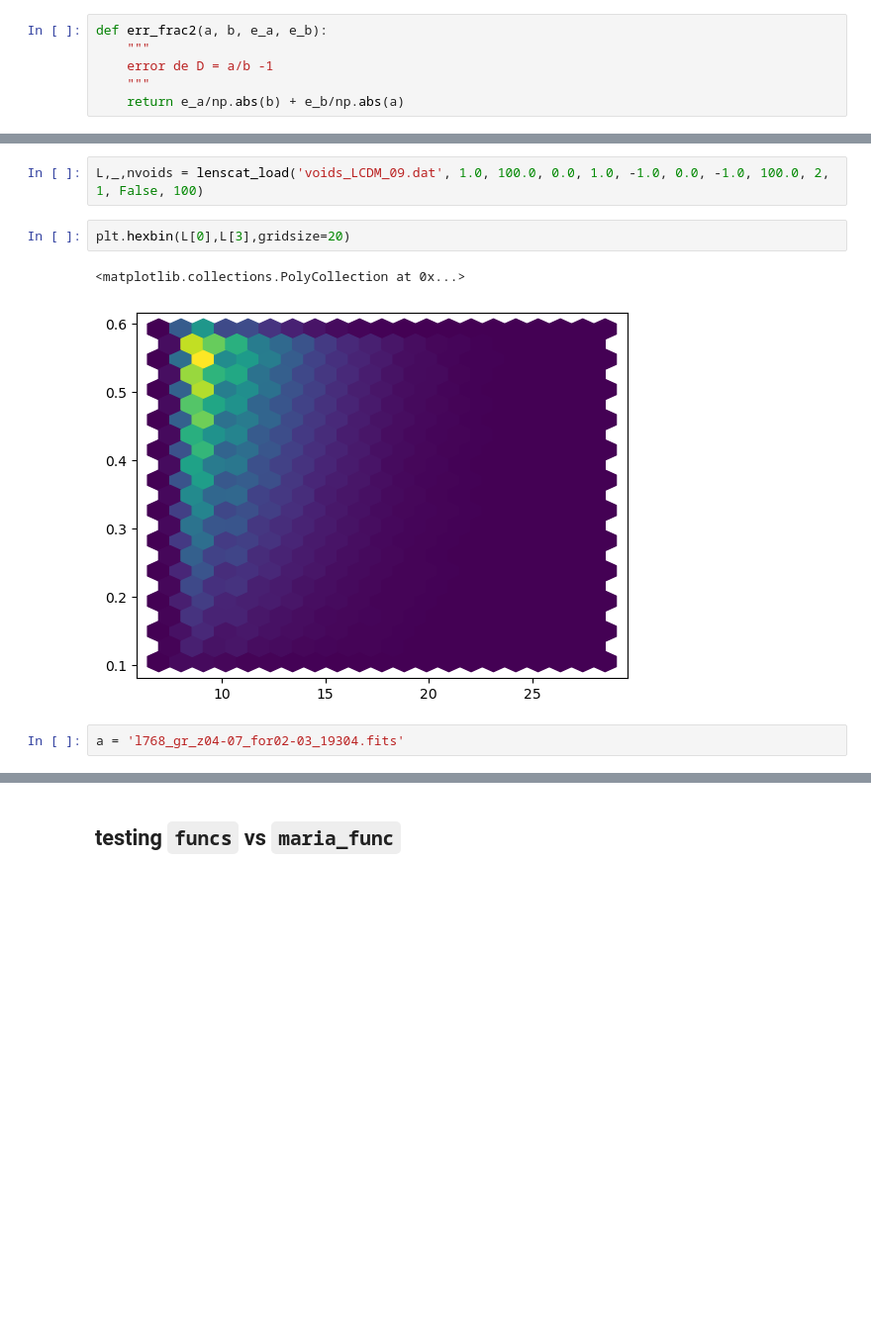
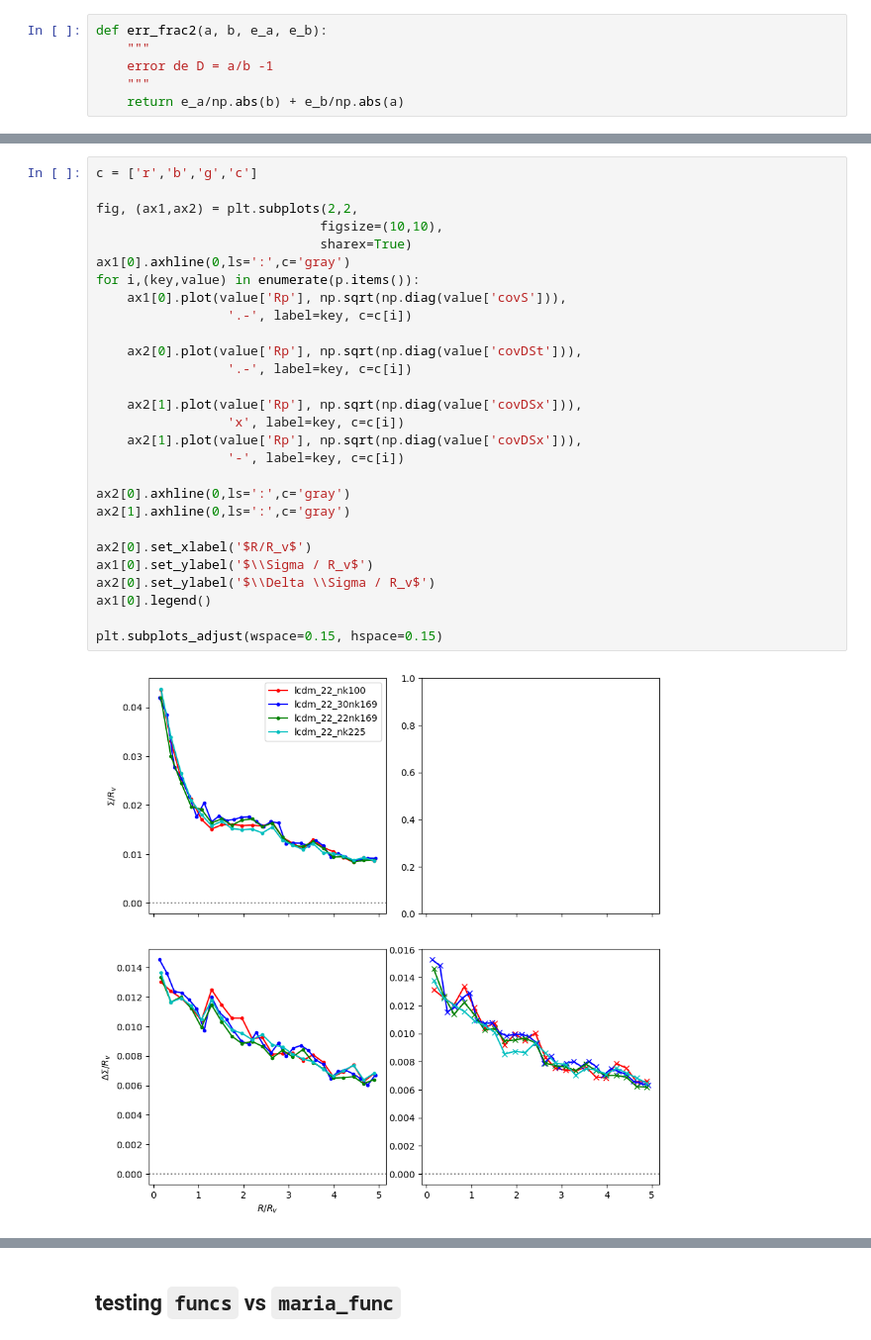
Before and after one commit to francaporaso/modified_gravity, a Jupyter notebook: diferencias.ipynb, the cells around one changed output, grey strips where cells are left out. Shown: that part at 99% size. Drawn from its saved outputs; the diff is of its cells as text; blank space fills up the shorter version.

```diff
--- a/diferencias.ipynb
+++ b/diferencias.ipynb
@@ -255,9 +93,30 @@ def lenscat_load(lens_cat,
-# %%
-L,_,nvoids = lenscat_load('voids_LCDM_09.dat', 1.0, 100.0, 0.0, 1.0, -1.0, 0.0, -1.0, 100.0, 2, 1, False, 100)
-# %%
-plt.hexbin(L[0],L[3],gridsize=20)
-# %% [output]
-<matplotlib.collections.PolyCollection at 0x...>
-[figure, removed]
-# %%
-a = 'l768_gr_z04-07_for02-03_19304.fits'
+# %%
+c = ['r','b','g','c']
+
+fig, (ax1,ax2) = plt.subplots(2,2,
+                             figsize=(10,10),
+                             sharex=True)
+ax1[0].axhline(0,ls=':',c='gray')
+for i,(key,value) in enumerate(p.items()):
+    ax1[0].plot(value['Rp'], np.sqrt(np.diag(value['covS'])),
+                 '.-', label=key, c=c[i])
+
+    ax2[0].plot(value['Rp'], np.sqrt(np.diag(value['covDSt'])),
+                 '.-', label=key, c=c[i])
+
+    ax2[1].plot(value['Rp'], np.sqrt(np.diag(value['covDSx'])),
+                 'x', label=key, c=c[i])
+    ax2[1].plot(value['Rp'], np.sqrt(np.diag(value['covDSx'])),
+                 '-', label=key, c=c[i])
+
+ax2[0].axhline(0,ls=':',c='gray')
+ax2[1].axhline(0,ls=':',c='gray')
+
+ax2[0].set_xlabel('$R/R_v$')
+ax1[0].set_ylabel('$\\Sigma / R_v$')
+ax2[0].set_ylabel('$\\Delta \\Sigma / R_v$')
+ax1[0].legend()
+
+plt.subplots_adjust(wspace=0.15, hspace=0.15)
+# %% [output]
+[figure, added]
```
Also changed, not shown: parts of 16 cells of this notebook, 1 other file.
